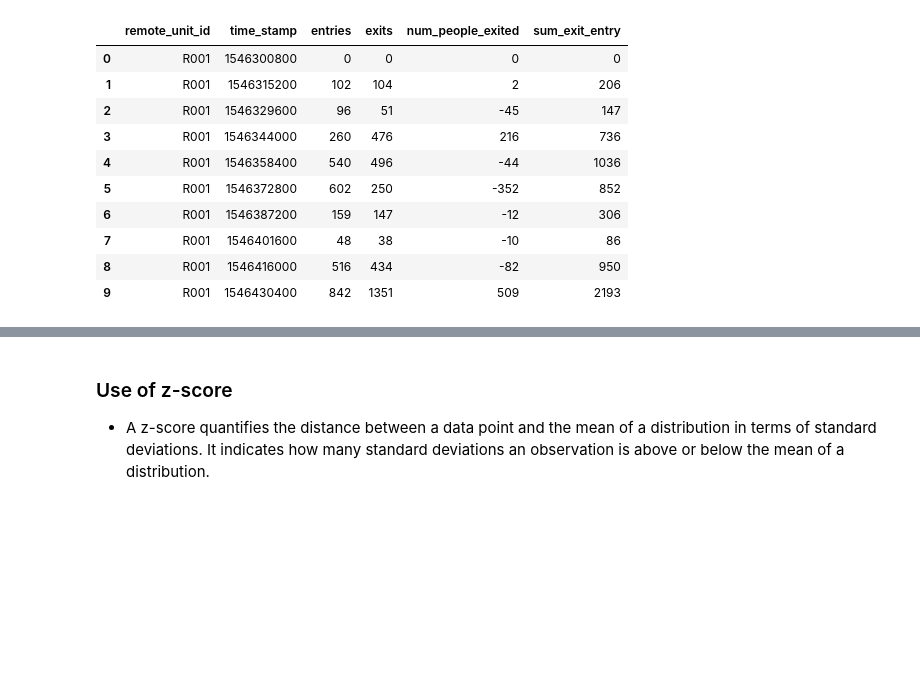
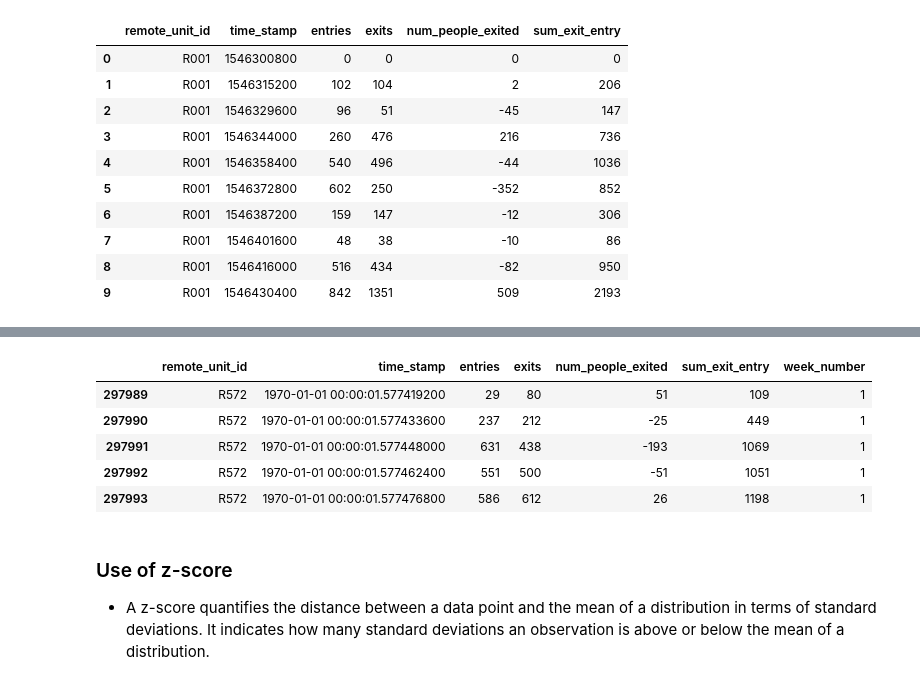
Before and after one commit to Fei117117/NYSeeNow, a Jupyter notebook: NYSeeNow-ML/SubwayData/ml_subway.ipynb, the cells around one changed output, grey strips where cells are left out. Drawn from its saved outputs; the diff is of its cells as text; code cells hidden in the pictures; blank space fills up the shorter version.

```diff
--- a/NYSeeNow-ML/SubwayData/ml_subway.ipynb
+++ b/NYSeeNow-ML/SubwayData/ml_subway.ipynb
@@ -133,3 +153,12 @@ grouped_turnstile_data.head(10)
+# %%
+grouped_turnstile_data.tail()
+# %% [output]
+|  | remote_unit_id | time_stamp | entries | exits | num_people_exited | sum_exit_entry | week_number |
+| 297989 | R572 | 1970-01-01 00:00:01.577419200 | 29 | 80 | 51 | 109 | 1 |
+| 297990 | R572 | 1970-01-01 00:00:01.577433600 | 237 | 212 | -25 | 449 | 1 |
+| 297991 | R572 | 1970-01-01 00:00:01.577448000 | 631 | 438 | -193 | 1069 | 1 |
+| 297992 | R572 | 1970-01-01 00:00:01.577462400 | 551 | 500 | -51 | 1051 | 1 |
+| 297993 | R572 | 1970-01-01 00:00:01.577476800 | 586 | 612 | 26 | 1198 | 1 |
 # %% [markdown]
 ### Use of z-score
 - A z-score quantifies the distance between a data point and the mean of a distribution in terms of standard deviations. It indicates how many standard deviations an observation is above or below the mean of a distribution.
```
Also changed, not shown: parts of 3 cells of this notebook, 1 other file.
